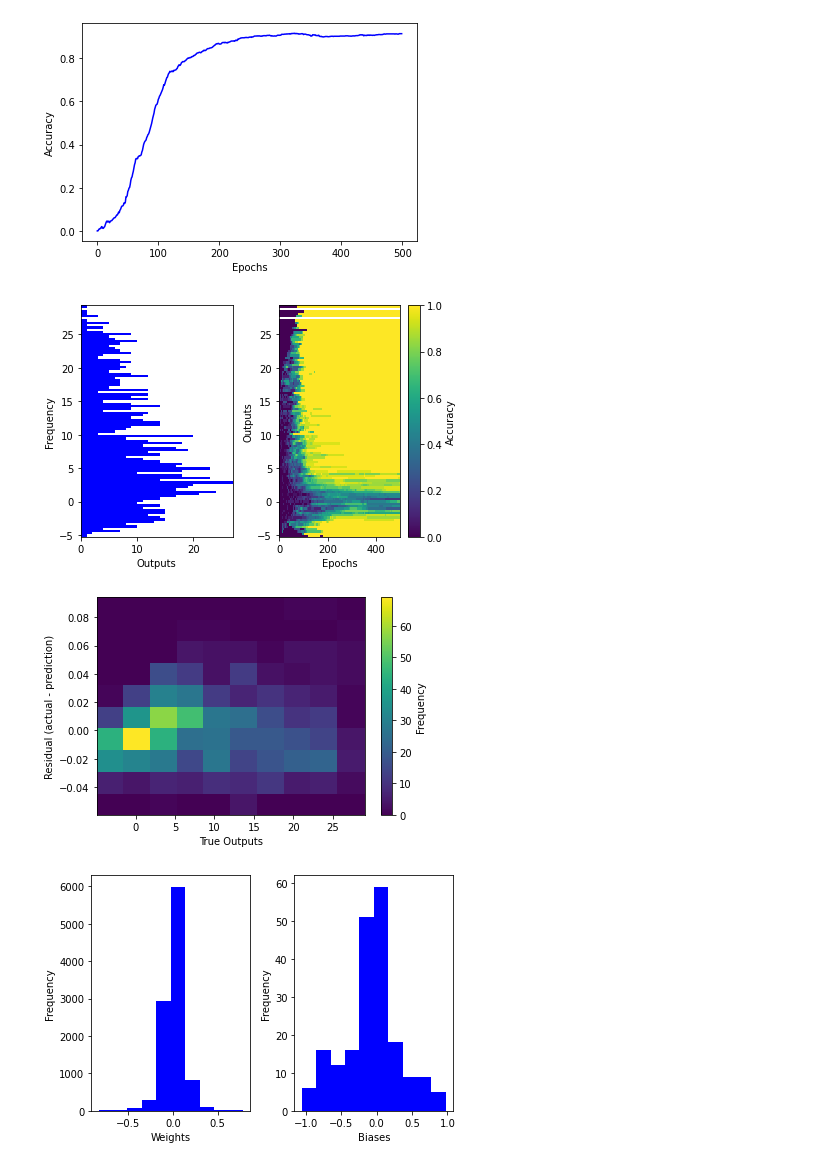
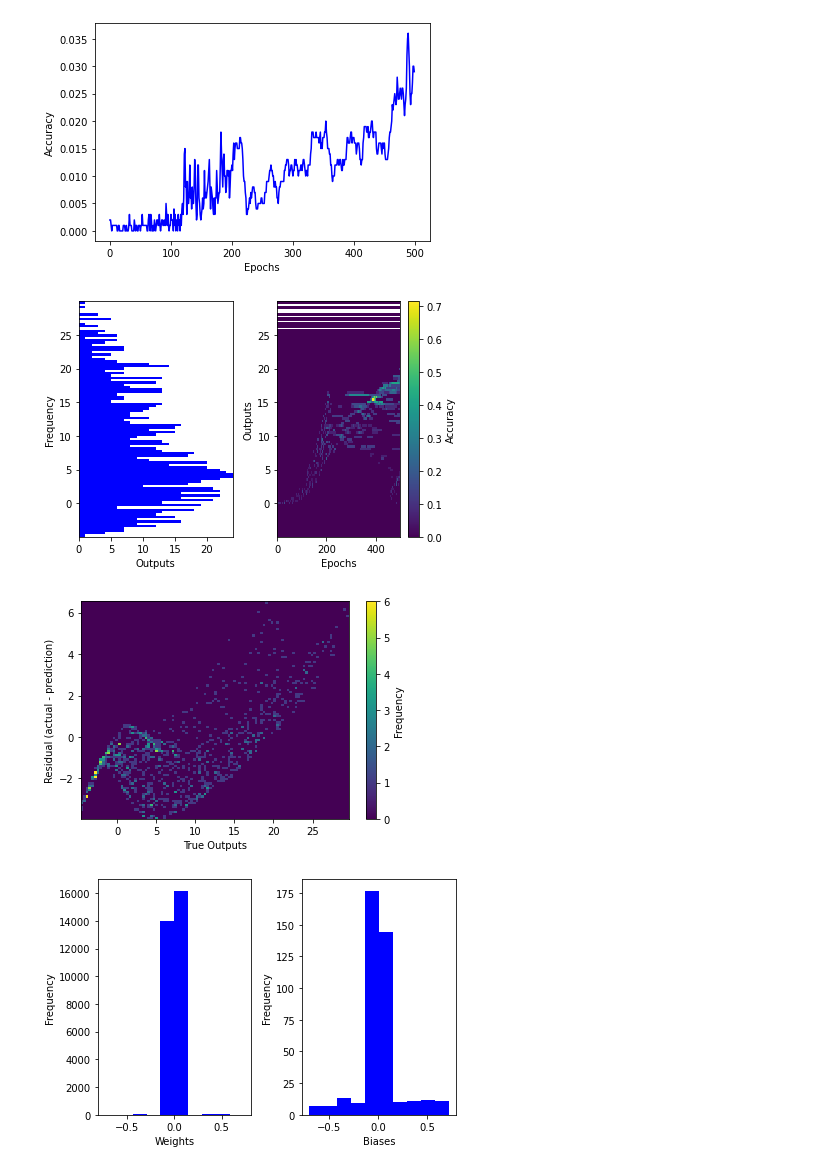
Before and after one commit to NDCMS/NDParticleML, a Jupyter notebook: Learning_x^2+y/Learn x^2+y.ipynb, the cells around one changed output. Saved outputs shown, nothing was run; the diff lists cells and outputs as text; code cells hidden in the pictures.

```diff
--- a/Learning_x^2+y/Learn x^2+y.ipynb
+++ b/Learning_x^2+y/Learn x^2+y.ipynb
@@ -31,9 +31,11 @@ N = 2
 train_size = 10000
 test_size = 1000
 hidden_nodes = 100
-hidden_layers = 1
+hidden_layers = 3
 batch_size = 100
 n_epochs = 500
+learning_rate = 1e-6
+weight_decay = 0
 # %%
 # Create a list of sets of N random numbers, the training set
 inputs = (10 * torch.rand((train_size,N),dtype=torch.float32) - 5).cuda()
@@ -52,7 +54,7 @@ for i in range(test_size):
 model = nnm.create_model(inputs, outputs, hidden_nodes, hidden_layers)
 # %%
 # Train the model
-graph_data = nnm.train_network(model, hidden_nodes, hidden_layers, inputs, outputs, test_inputs, test_outputs, batch_size, n_epochs)
+graph_data = nnm.train_network(model, hidden_nodes, hidden_layers, inputs, outputs, test_inputs, test_outputs, batch_size, n_epochs, learning_rate, weight_decay)
 # %% [output]
 =>Starting 1/500 epochs.
 =>Starting 11/500 epochs.
@@ -74,7 +76,7 @@ Training done!
 # %%
 # Graphing
 graphs = nnm.new_graphs()
-nnm.graphing(graphs, graph_data, test_size, n_epochs, 100)
+nnm.graphing(graphs, graph_data, test_size, n_epochs, 100, 100)
 # %% [output]
 {'fig_loss': <Figure size 432x288 with 1 Axes>,
  'ax_loss': <matplotlib.axes._subplots.AxesSubplot at 0x...>,
@@ -92,4 +94,4 @@ nnm.graphing(graphs, graph_data, test_size, n_epochs, 100)
-[figure, old version]
+[figure, new version]
-[figure, old version]
+[figure, new version]
-[figure, old version]
+[figure, new version]
-[figure, old version]
+[figure, new version]
```
Also changed, not shown: parts of 5 cells of this notebook, 1 other file.
